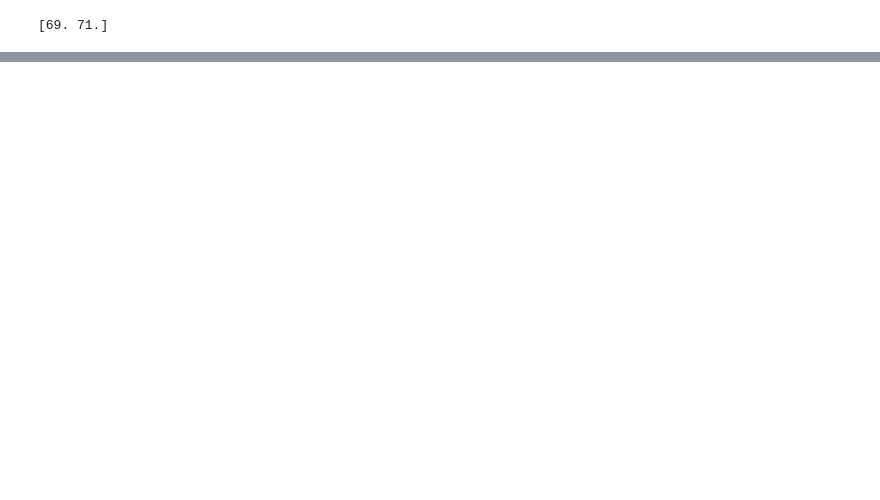
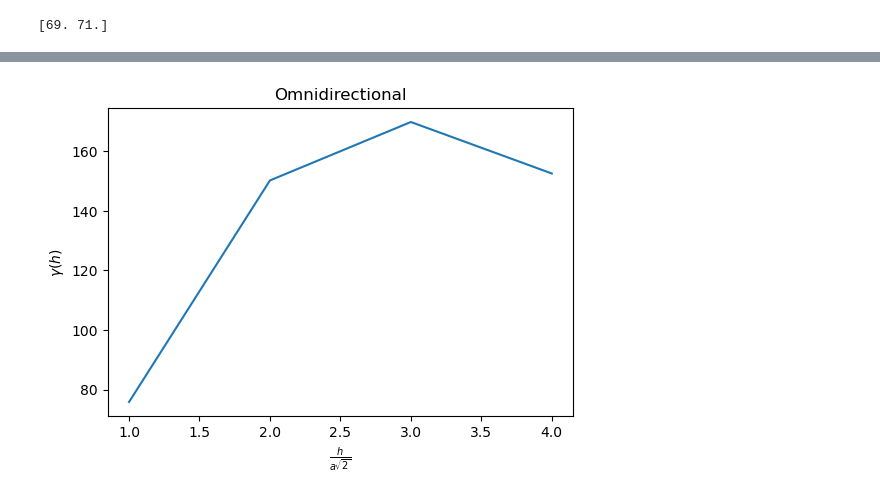
Before and after one commit to AtilaSaraiva/learning_variogram_and_stuff, a Jupyter notebook: src/assingment.ipynb, the cells around one changed output, grey strips where cells are left out. Saved outputs shown, nothing was run; the diff lists cells and outputs as text; code cells hidden in the pictures; blank space fills up the shorter version.

```diff
--- a/src/assingment.ipynb
+++ b/src/assingment.ipynb
@@ -143,0 +259,27 @@ print(pairs)
+# %%
+def semivarianceOmnidirectional(A, lag, maxLags=4):
+    pairs = getPairsOfPointsOmnidirectional(A, lag, maxLags=maxLags)
+
+    result = np.zeros(len(pairs))
+    for lag_multiplier in range(maxLags):
+        for tail, head in pairs[lag_multiplier]:
+            result[lag_multiplier] += (head - tail)**2
+        result[lag_multiplier] /= 2*len(pairs[lag_multiplier])
+
+    return result
+# %%
+def plotPairs(A):
+    fig, ax = plt.subplots()
+
+    ax.plot(list(range(1,4+1)), semivarianceOmnidirectional(A,np.sqrt(2)))
+    ax.set_title(r"Omnidirectional")
+    ax.set_xlabel(r"$\frac{h}{a\sqrt{2}}$")
+    ax.set_ylabel(r"$\gamma(h)$")
+
+    plt.rcParams["figure.figsize"] = (4,4)
+    plt.savefig("../figs/omnidirectional.pdf", dpi=300)
+    plt.show()
+
+plotPairs(A)
+# %% [output]
+[figure, added]
```
Also changed, not shown: parts of 9 cells of this notebook.
